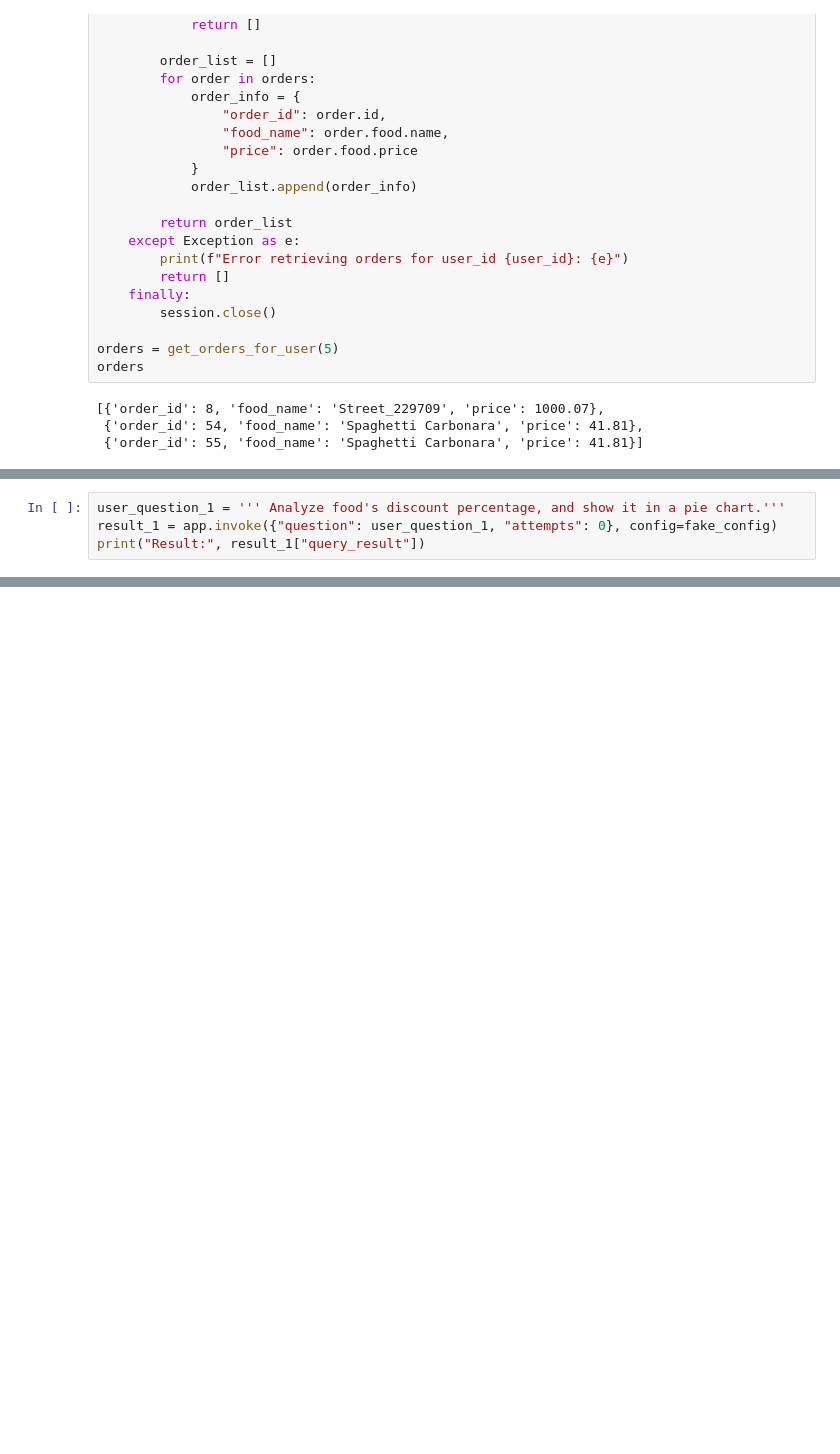
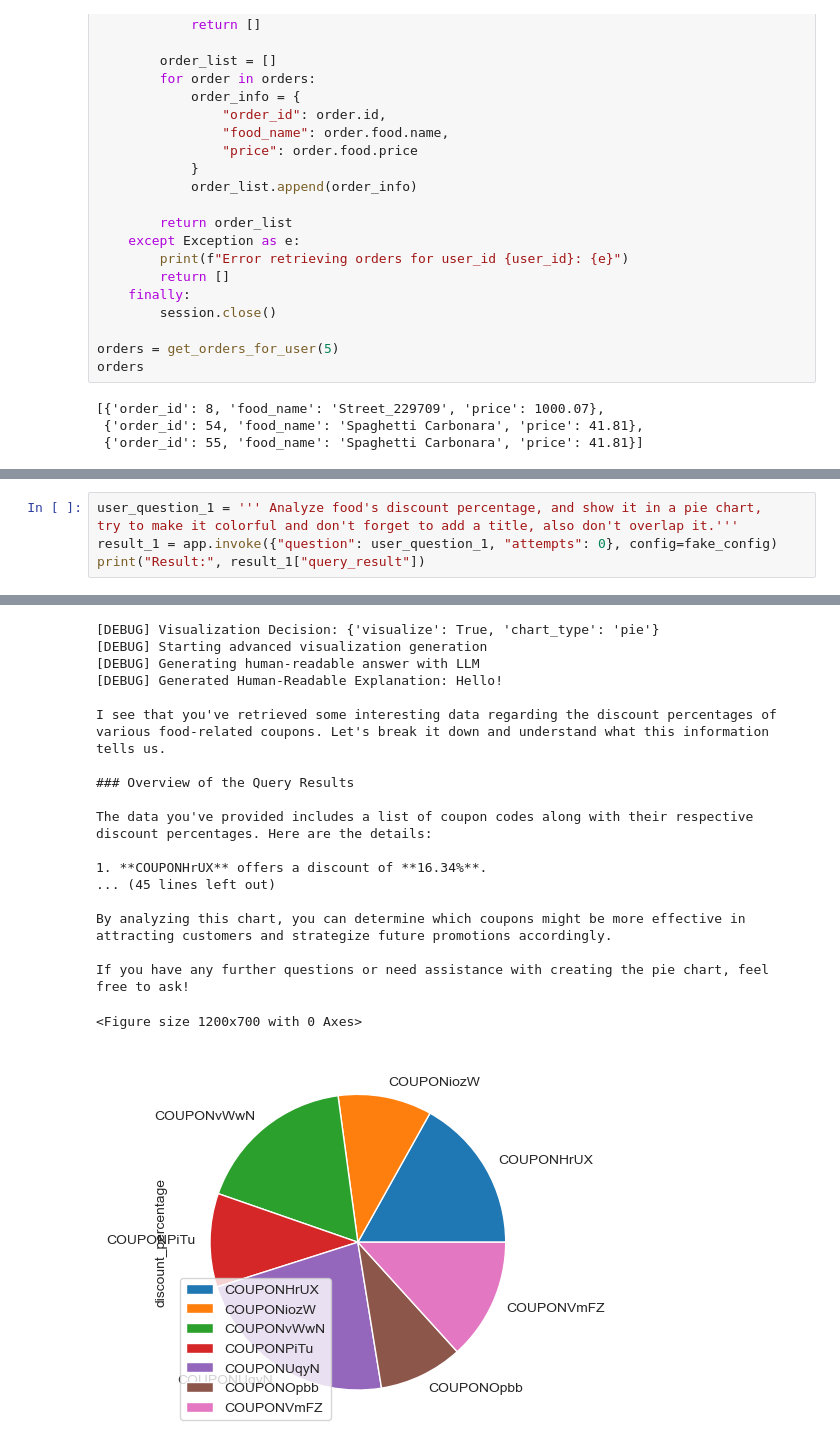
Before and after one commit to kurta17/Text-to-SQL-Agent, a Jupyter notebook: sql-agent.ipynb, the cells around one changed output, grey strips where cells are left out. Drawn from its saved outputs; the diff is of its cells as text; blank space fills up the shorter version.

```diff
--- a/sql-agent.ipynb
+++ b/sql-agent.ipynb
@@ -1609,5 +1650,6 @@ Feel free to reach out if you need more detailed insights or further analysis!
 # %%
-user_question_1 = ''' Analyze food's discount percentage, and show it in a pie chart.'''
+user_question_1 = ''' Analyze food's discount percentage, and show it in a pie chart,
+try to make it colorful and don't forget to add a title, also don't overlap it.'''
 result_1 = app.invoke({"question": user_question_1, "attempts": 0}, config=fake_config)
 print("Result:", result_1["query_result"])
 # %% [output]
@@ -1631 +1673,20 @@ If you have any more questions or need further analysis, feel free to ask!
+[DEBUG] Visualization Decision: {'visualize': True, 'chart_type': 'pie'}
+[DEBUG] Starting advanced visualization generation
+[DEBUG] Generating human-readable answer with LLM
+[DEBUG] Generated Human-Readable Explanation: Hello!
+
+I see that you've retrieved some interesting data regarding the discount percentages of various food-related coupons. Let's break it down and understand what this information tells us.
+
+### Overview of the Query Results
+
+The data you've provided includes a list of coupon codes along with their respective discount percentages. Here are the details:
+
+1. **COUPONHrUX** offers a discount of **16.34%**.
+... (45 lines left out)
+
+By analyzing this chart, you can determine which coupons might be more effective in attracting customers and strategize future promotions accordingly.
+
+If you have any further questions or need assistance with creating the pie chart, feel free to ask!
+<Figure size 1200x700 with 0 Axes>
+[figure, added]
 # %%
```
Also changed, not shown: parts of 21 cells of this notebook, 6 other files.
